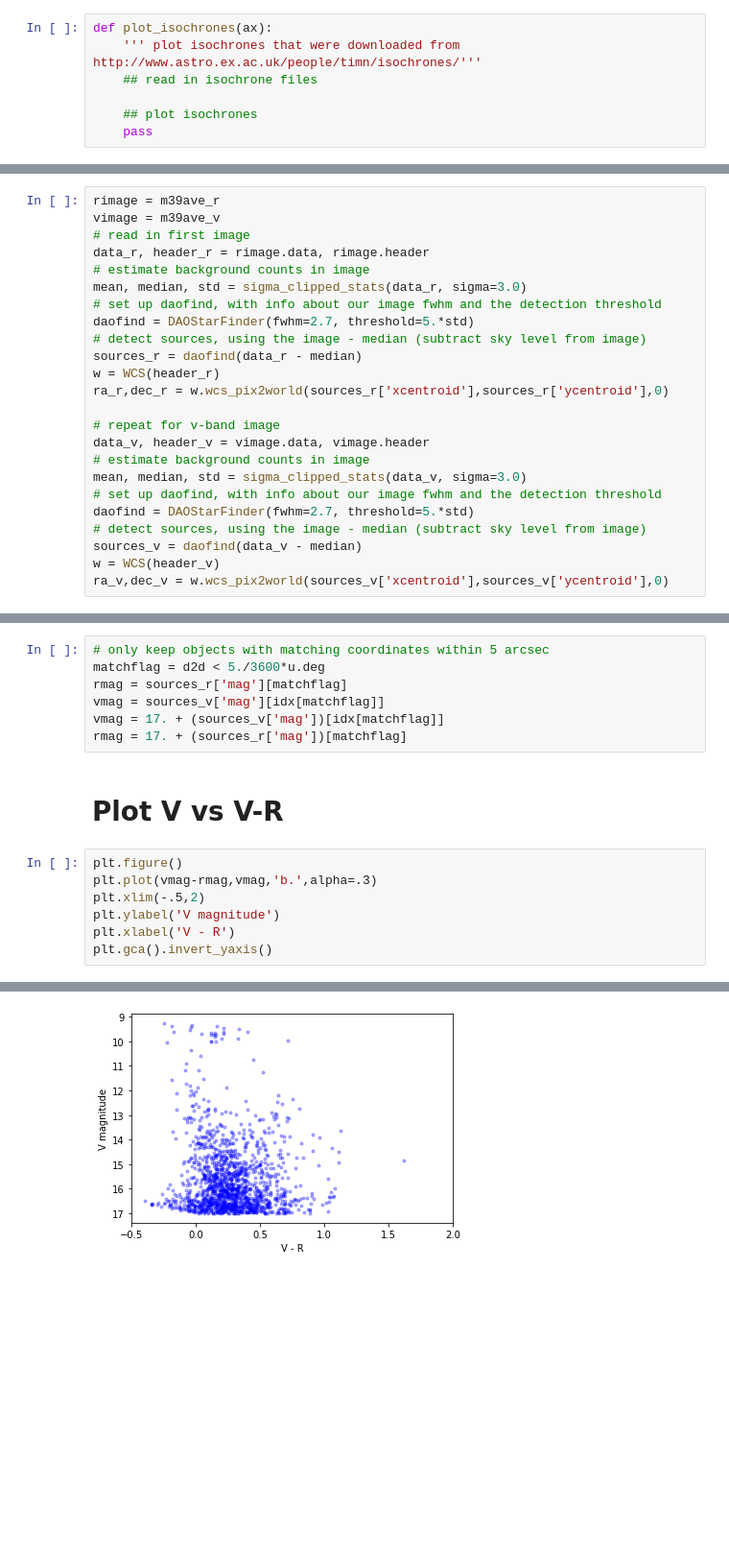
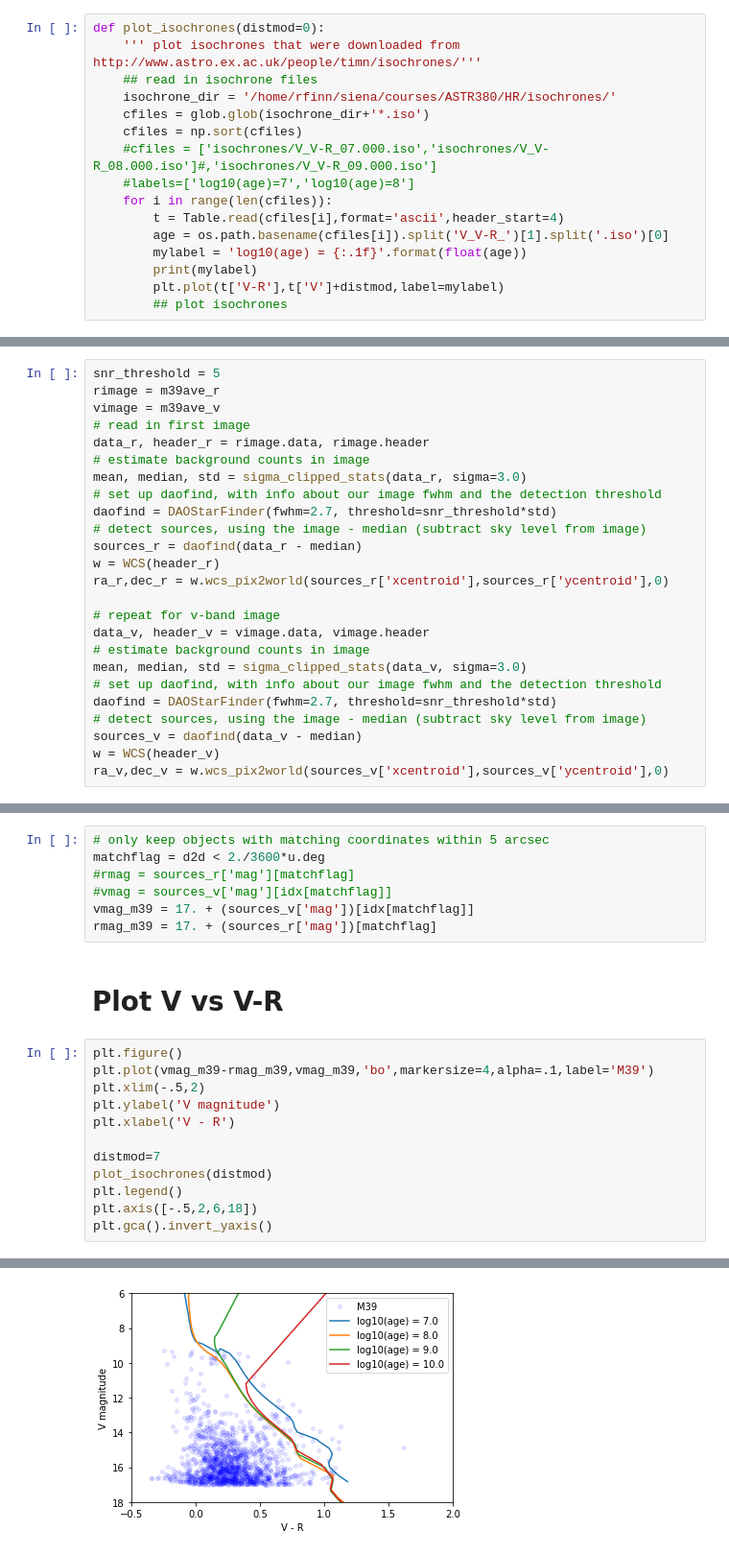
Before and after one commit to rfinn/obsastro, a Jupyter notebook: notebooks/HR-diagram.ipynb, the cells around one changed output, grey strips where cells are left out. Shown at 96% size. Cells and saved outputs as stored; diff of their text form; blank space fills up the shorter version.

Commit message:
HR diagram

```diff
--- a/notebooks/HR-diagram.ipynb
+++ b/notebooks/HR-diagram.ipynb
@@ -41,13 +60,22 @@ def display_image(imagename,cmap='Greys',rawdata=False,percent=90,wcs=False):
     norm = simple_norm(d,'sqrt',percent=percent)
     plt.imshow(d,norm=norm,cmap=cmap)
     plt.colorbar(fraction=0.046, pad=0.04)
-# %%
-def plot_isochrones(ax):
-    ''' plot isochrones that were downloaded from http://www.astro.ex.ac.uk/people/timn/isochrones/'''
-    ## read in isochrone files
-
-    ## plot isochrones
-    pass
+# %%
+def plot_isochrones(distmod=0):
+    ''' plot isochrones that were downloaded from http://www.astro.ex.ac.uk/people/timn/isochrones/'''
+    ## read in isochrone files
+    isochrone_dir = '/home/rfinn/siena/courses/ASTR380/HR/isochrones/'
+    cfiles = glob.glob(isochrone_dir+'*.iso')
+    cfiles = np.sort(cfiles)
+    #cfiles = ['isochrones/V_V-R_07.000.iso','isochrones/V_V-R_08.000.iso']#,'isochrones/V_V-R_09.000.iso']
+    #labels=['log10(age)=7','log10(age)=8']
+    for i in range(len(cfiles)):
+        t = Table.read(cfiles[i],format='ascii',header_start=4)
+        age = os.path.basename(cfiles[i]).split('V_V-R_')[1].split('.iso')[0]
+        mylabel = 'log10(age) = {:.1f}'.format(float(age))
+        print(mylabel)
+        plt.plot(t['V-R'],t['V']+distmod,label=mylabel)
+        ## plot isochrones
 # %% [markdown]
 # Define Data Directory
 # %%
@@ -130,4 +158,5 @@ display_image(m39ave_r,rawdata=True,percent=98,wcs=True)
 # %%
+snr_threshold = 5
 rimage = m39ave_r
 vimage = m39ave_v
 # read in first image
@@ -135,7 +164,7 @@ data_r, header_r = rimage.data, rimage.header
 # estimate background counts in image
 mean, median, std = sigma_clipped_stats(data_r, sigma=3.0)
 # set up daofind, with info about our image fwhm and the detection threshold
-daofind = DAOStarFinder(fwhm=2.7, threshold=5.*std)
+daofind = DAOStarFinder(fwhm=2.7, threshold=snr_threshold*std)
 # detect sources, using the image - median (subtract sky level from image)
 sources_r = daofind(data_r - median)
 w = WCS(header_r)
@@ -146,7 +175,7 @@ data_v, header_v = vimage.data, vimage.header
 # estimate background counts in image
 mean, median, std = sigma_clipped_stats(data_v, sigma=3.0)
 # set up daofind, with info about our image fwhm and the detection threshold
-daofind = DAOStarFinder(fwhm=2.7, threshold=5.*std)
+daofind = DAOStarFinder(fwhm=2.7, threshold=snr_threshold*std)
 # detect sources, using the image - median (subtract sky level from image)
 sources_v = daofind(data_v - median)
 w = WCS(header_v)
@@ -179,18 +195,23 @@ v_catalog = SkyCoord(ra=ra_v*u.degree, dec=dec_v*u.degree)
 idx, d2d, d3d = r_catalog.match_to_catalog_sky(v_catalog)
 # %%
 # only keep objects with matching coordinates within 5 arcsec
-matchflag = d2d < 5./3600*u.deg
-rmag = sources_r['mag'][matchflag]
-vmag = sources_v['mag'][idx[matchflag]]
-vmag = 17. + (sources_v['mag'])[idx[matchflag]]
-rmag = 17. + (sources_r['mag'])[matchflag]
+matchflag = d2d < 2./3600*u.deg
+#rmag = sources_r['mag'][matchflag]
+#vmag = sources_v['mag'][idx[matchflag]]
+vmag_m39 = 17. + (sources_v['mag'])[idx[matchflag]]
+rmag_m39 = 17. + (sources_r['mag'])[matchflag]
 # %% [markdown]
 # Plot V vs V-R
 # %%
 plt.figure()
-plt.plot(vmag-rmag,vmag,'b.',alpha=.3)
+plt.plot(vmag_m39-rmag_m39,vmag_m39,'bo',markersize=4,alpha=.1,label='M39')
 plt.xlim(-.5,2)
 plt.ylabel('V magnitude')
 plt.xlabel('V - R')
+
+distmod=7
+plot_isochrones(distmod)
+plt.legend()
+plt.axis([-.5,2,6,18])
 plt.gca().invert_yaxis()
 # %% [output]
@@ -197 +222 @@ plt.gca().invert_yaxis()
-[figure, old version]
+[figure, new version]
```
Also changed, not shown: parts of 11 cells of this notebook.
